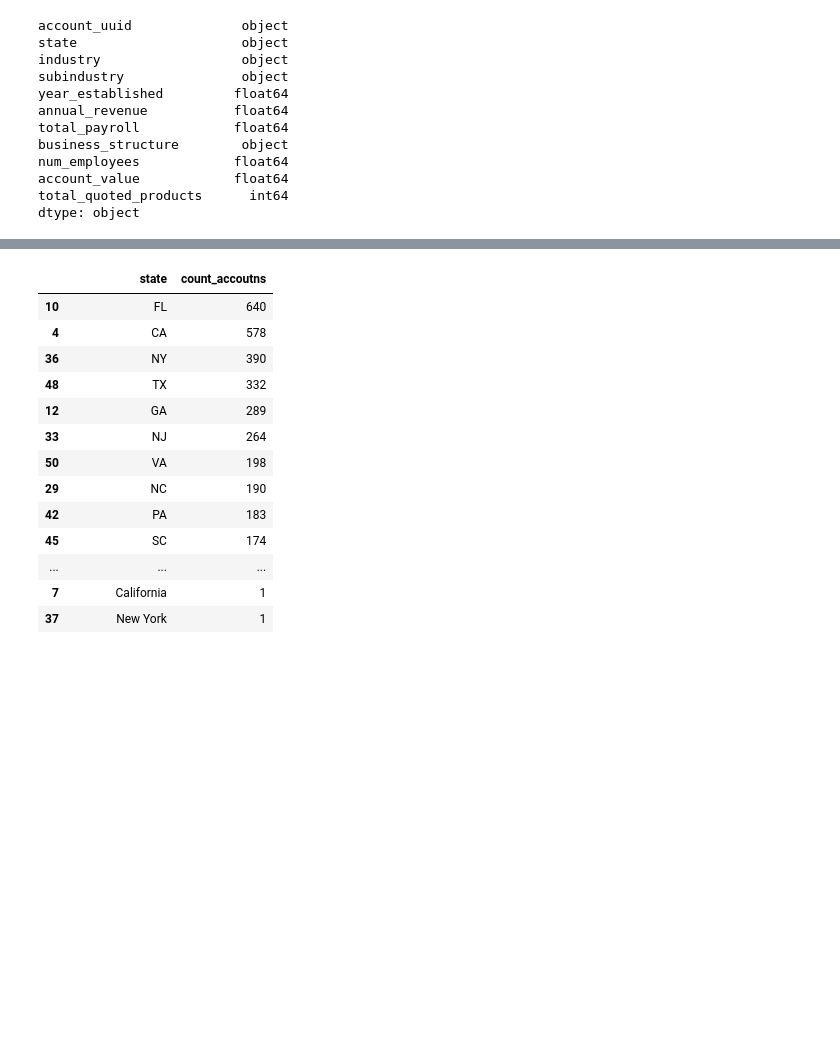
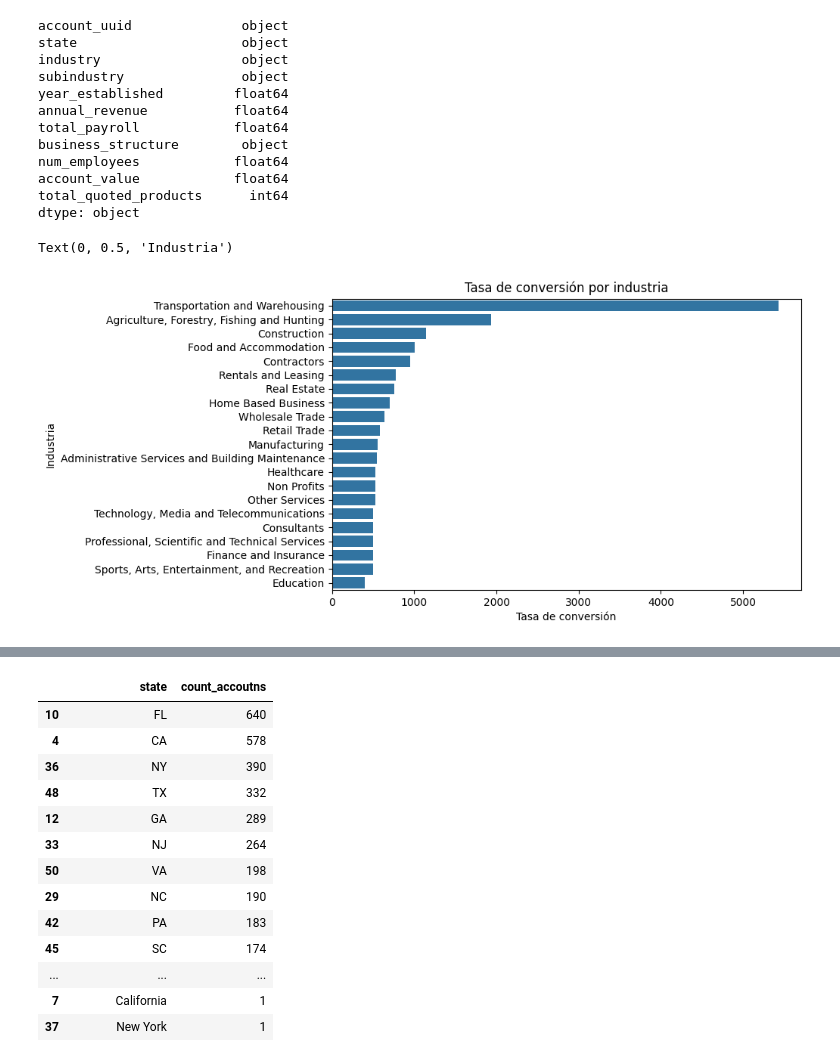
Before and after one commit to yuttokb2/coverwallet-challenge, a Jupyter notebook: notebooks/1_eda.ipynb, the cells around one changed output, grey strips where cells are left out. Drawn from its saved outputs; the diff is of its cells as text; code cells hidden in the pictures; blank space fills up the shorter version.

```diff
--- a/notebooks/1_eda.ipynb
+++ b/notebooks/1_eda.ipynb
@@ -86,3 +111,20 @@ num_employees            float64
 account_value            float64
 total_quoted_products      int64
 dtype: object
+# %%
+# Merge para analizar la conversión por segmento
+merged = quotes_train.merge(accounts_train, on='account_uuid', how='left')
+
+conv_rate = (merged.groupby('industry')['premium']
+                    .median()
+                    .sort_values(ascending=False)
+                    .reset_index())
+
+plt.figure(figsize=(8,5))
+sns.barplot(conv_rate, x='premium', y='industry')
+plt.title('Tasa de conversión por industria')
+plt.xlabel('Tasa de conversión')
+plt.ylabel('Industria')
+# %% [output]
+Text(0, 0.5, 'Industria')
+[figure, added]
```
Also changed, not shown: parts of 9 cells of this notebook, 4 other files.
